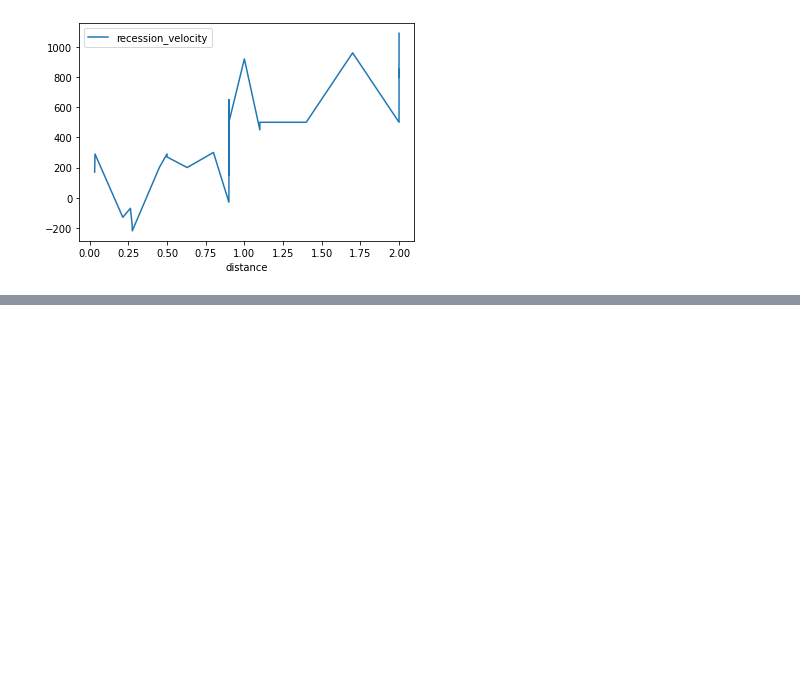
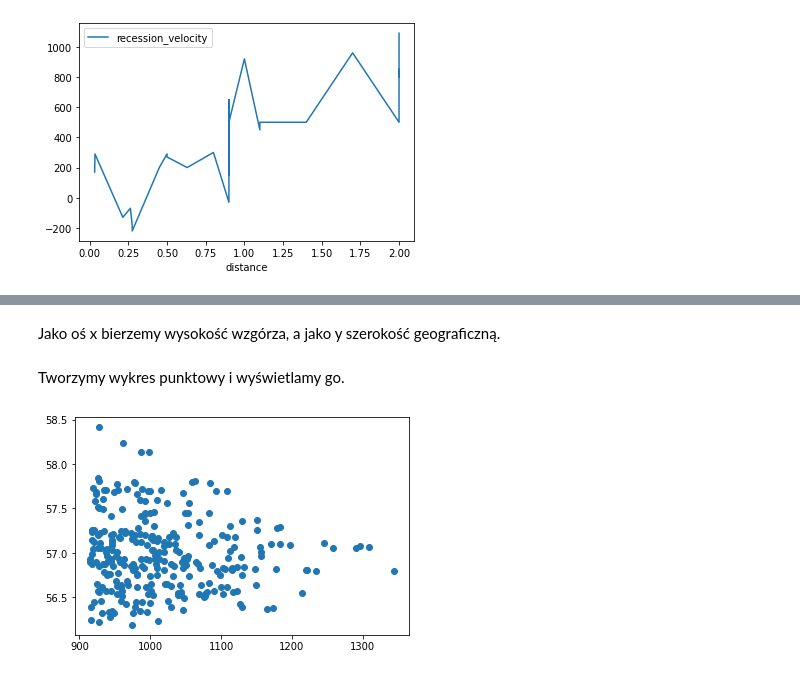
Before and after one commit to blackbat13/python_wprowadzenie, a Jupyter notebook: zajecia3/pandas_wprowadzenie.ipynb, the cells around one changed output, grey strips where cells are left out. Saved outputs shown, nothing was run; the diff lists cells and outputs as text; code cells hidden in the pictures; blank space fills up the shorter version.

```diff
--- a/zajecia3/pandas_wprowadzenie.ipynb
+++ b/zajecia3/pandas_wprowadzenie.ipynb
@@ -61,0 +66,3 @@ plt.show()
+# %%
+dataframe = pd.read_csv("scottish_hills.csv")
+dataframe.head()
@@ -61,0 +76,12 @@ plt.show()
+# %% [markdown]
+Jako oś x bierzemy wysokość wzgórza, a jako y szerokość geograficzną.
+# %%
+x= dataframe.Height
+y = dataframe.Latitude
+# %% [markdown]
+Tworzymy wykres punktowy i wyświetlamy go.
+# %%
+plt.scatter(x, y)
+plt.show()  # or plt.savefig("name.png")
+# %% [output]
+[figure, added]
```
Also changed, not shown: parts of 15 cells of this notebook, 2 other files.
